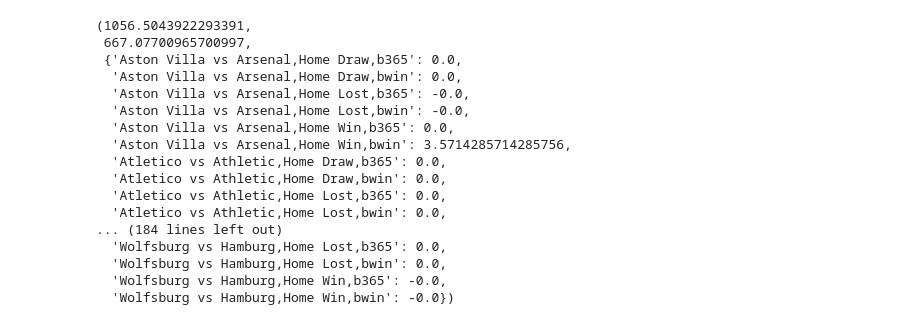
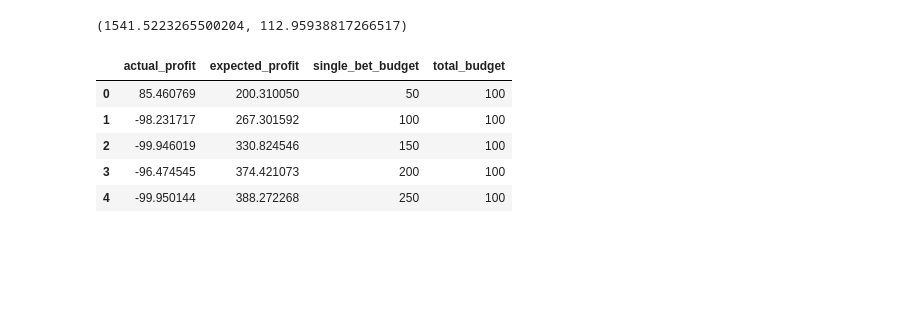
Before and after one commit to xy008areshsu/SoccerBetting, a Jupyter notebook: src/betting_strategy/python/betting_strategy.ipynb, the cells around one changed output. Saved outputs shown, nothing was run; the diff lists cells and outputs as text; code cells hidden in the pictures; blank space fills up the shorter version.

```diff
--- a/src/betting_strategy/python/betting_strategy.ipynb
+++ b/src/betting_strategy/python/betting_strategy.ipynb
@@ -123,8 +123,8 @@ def solve(total_budget, single_bet_budget, data, list_of_bookmakers):
                      for bet_name in bet.keys()), grb.GRB.MAXIMIZE)
 
     # solve the optimization problem
+    m.params.OutputFlag = 0
     m.optimize()
-
 
     ###########################
     ### Step 3: Get results ###
@@ -148,7 +148,7 @@ def solve(total_budget, single_bet_budget, data, list_of_bookmakers):
     actual_profit = sum(actual_received.values()) - sum(actual_bets.values())
     return expected_profit, actual_profit, actual_bets
 # %%
-total_budget = 450
+total_budget = 1000
 single_bet_budget = 300
 list_of_bookmakers = ['b365', 'bwin']
 expected_profit, actual_profit, actual_bets = solve(total_budget, single_bet_budget, data, list_of_bookmakers)
@@ -173,20 +155,24 @@ Best objective 6.946500000000e+03, best bound 6.946650000000e+03, gap 0.0022%
 # %%
-expected_profit, actual_profit, actual_bets
+expected_profit, actual_profit
 # %% [output]
-(1056.5043922293391,
- 667.07700965700997,
- {'Aston Villa vs Arsenal,Home Draw,b365': 0.0,
-  'Aston Villa vs Arsenal,Home Draw,bwin': 0.0,
-  'Aston Villa vs Arsenal,Home Lost,b365': -0.0,
-  'Aston Villa vs Arsenal,Home Lost,bwin': -0.0,
-  'Aston Villa vs Arsenal,Home Win,b365': 0.0,
-  'Aston Villa vs Arsenal,Home Win,bwin': 3.5714285714285756,
-  'Atletico vs Athletic,Home Draw,b365': 0.0,
-  'Atletico vs Athletic,Home Draw,bwin': 0.0,
-  'Atletico vs Athletic,Home Lost,b365': 0.0,
-  'Atletico vs Athletic,Home Lost,bwin': 0.0,
-... (184 lines left out)
-  'Wolfsburg vs Hamburg,Home Lost,b365': 0.0,
-  'Wolfsburg vs Hamburg,Home Lost,bwin': 0.0,
-  'Wolfsburg vs Hamburg,Home Win,b365': -0.0,
-  'Wolfsburg vs Hamburg,Home Win,bwin': -0.0})
+(1541.5223265500204, 112.95938817266517)
+# %%
+result_dict = {'total_budget' : [], 'single_bet_budget' : [], 'expected_profit' : [], 'actual_profit' : []}
+# %%
+for total_budget in np.arange(100, 1000, 25):
+    for single_bet_budget in np.arange(50, 300, 25):
+        expected_profit, actual_profit, actual_bets = solve(total_budget, single_bet_budget, data, list_of_bookmakers)
+        result_dict['total_budget'].append(total_budget)
+        result_dict['single_bet_budget'].append(single_bet_budget)
+        result_dict['expected_profit'].append(expected_profit)
+        result_dict['actual_profit'].append(actual_profit)
+
+betting_tracker = pd.DataFrame(result_dict)
+betting_tracker.head()
+# %% [output]
+|  | actual_profit | expected_profit | single_bet_budget | total_budget |
+| 0 | 85.460769 | 200.310050 | 50 | 100 |
+| 1 | -98.231717 | 267.301592 | 100 | 100 |
+| 2 | -99.946019 | 330.824546 | 150 | 100 |
+| 3 | -96.474545 | 374.421073 | 200 | 100 |
+| 4 | -99.950144 | 388.272268 | 250 | 100 |
```
Also changed, not shown: parts of 5 cells of this notebook, 1 other file.
